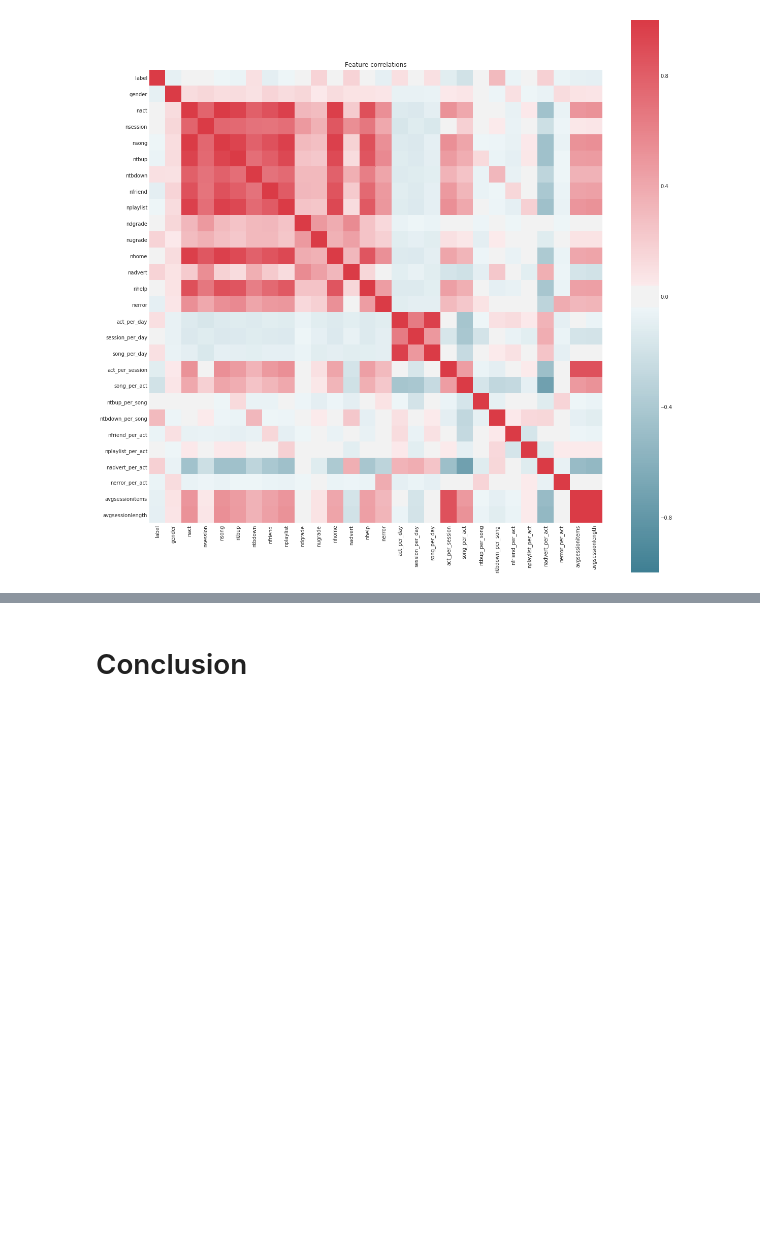
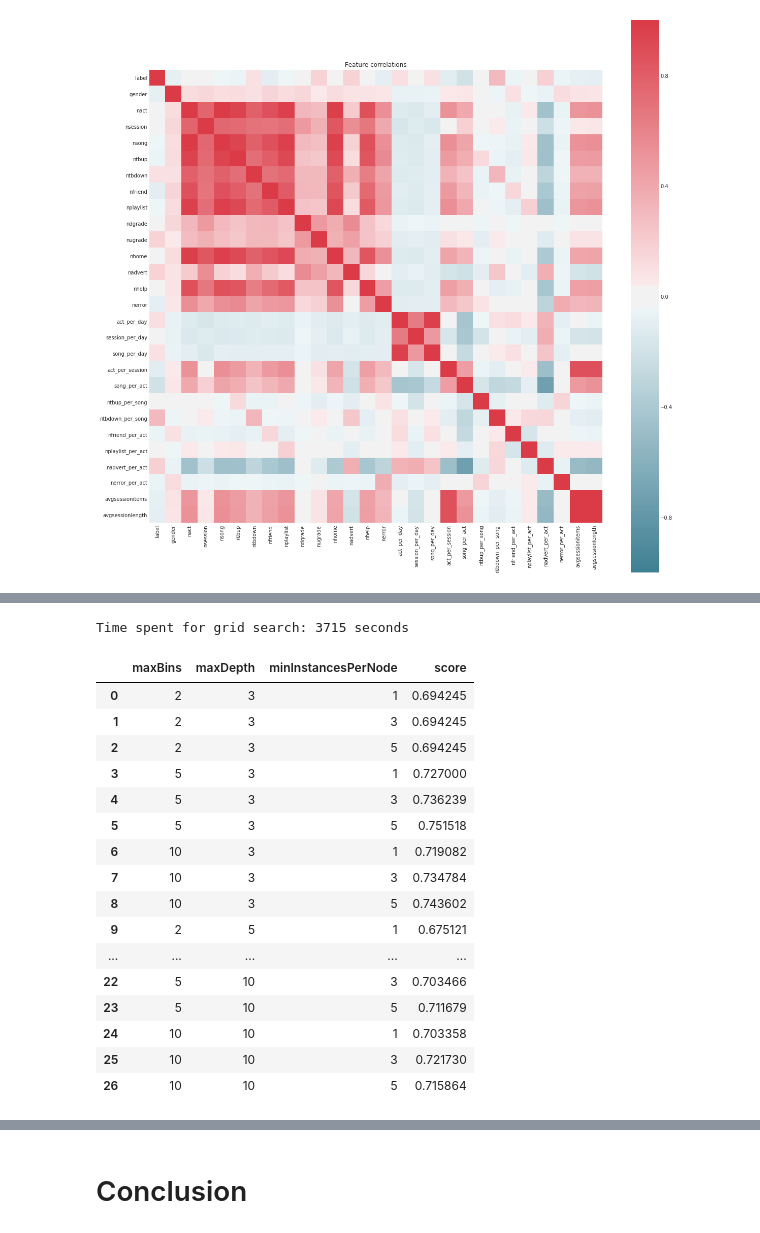
Before and after one commit to zhuzhy1214/sparkify, a Jupyter notebook: Sparkify.ipynb, the cells around one changed output, grey strips where cells are left out. Drawn from its saved outputs; the diff is of its cells as text; code cells hidden in the pictures; blank space fills up the shorter version.

Commit message:
add model training and result discussion.

```diff
--- a/Sparkify.ipynb
+++ b/Sparkify.ipynb
@@ -755,0 +659,16 @@ Clean up your code, adding comments and renaming variables to make the code easi
+# %%
+#train a default model
+
+# decision tree classifier with default parameters
+dtc = DecisionTreeClassifier()
+
+# create the pipeline
+pipeline_dtc = Pipeline(stages = [numeric_assembler, scaler, total_assembler, dtc])
+
+start = time.time()
+model_dtc = pipeline_dtc.fit(train_plus_val)
+end = time.time()
+print('Time spent for training: {} seconds'.format(round(end-start)))
+
+# Obtain predictions on the test set
+results_dtc = model_dtc.transform(test)
@@ -755,0 +832,49 @@ Clean up your code, adding comments and renaming variables to make the code easi
+# %%
+# Parameter combinations
+paramGrid_dtc = ParamGridBuilder()\
+.addGrid(dtc.maxDepth, [3, 5, 10])\
+.addGrid(dtc.maxBins, [2, 5, 10])\
+.addGrid(dtc.minInstancesPerNode, [1, 3, 5])\
+.build()
+# %%
+# Grid search with cross validation
+f1_evaluator = MulticlassClassificationEvaluator(metricName='f1')
+crossval_dtc = CrossValidator(estimator = pipeline_dtc,
+                          estimatorParamMaps = paramGrid_dtc,
+                          evaluator = f1_evaluator,
+                          numFolds = 4)
+# %%
+# Perform the grid search by fitting the grid search object
+import time
+start = time.time()
+
+crossvalmodel_dtc = crossval_dtc.fit(train_plus_val)
+end = time.time()
+print('Time spent for grid search: {} seconds'.format(round(end-start)))
+# %% [output]
+Time spent for grid search: 3715 seconds
+# %%
+# Store grid search results in a dataframe
+scores = crossvalmodel_dtc.avgMetrics
+params = [{p.name: v for p, v in m.items()} for m in crossvalmodel_dtc.getEstimatorParamMaps()]
+params_pd = pd.DataFrame(params)
+params_pd['score'] = scores
+params_pd
+# %% [output]
+|  | maxBins | maxDepth | minInstancesPerNode | score |
+| 0 | 2 | 3 | 1 | 0.694245 |
+| 1 | 2 | 3 | 3 | 0.694245 |
+| 2 | 2 | 3 | 5 | 0.694245 |
+| 3 | 5 | 3 | 1 | 0.727000 |
+| 4 | 5 | 3 | 3 | 0.736239 |
+| 5 | 5 | 3 | 5 | 0.751518 |
+| 6 | 10 | 3 | 1 | 0.719082 |
+| 7 | 10 | 3 | 3 | 0.734784 |
+| 8 | 10 | 3 | 5 | 0.743602 |
+| 9 | 2 | 5 | 1 | 0.675121 |
+| ... | ... | ... | ... | ... |
+| 22 | 5 | 10 | 3 | 0.703466 |
+| 23 | 5 | 10 | 5 | 0.711679 |
+| 24 | 10 | 10 | 1 | 0.703358 |
+| 25 | 10 | 10 | 3 | 0.721730 |
+| 26 | 10 | 10 | 5 | 0.715864 |
```
Also changed, not shown: parts of 57 cells of this notebook.
